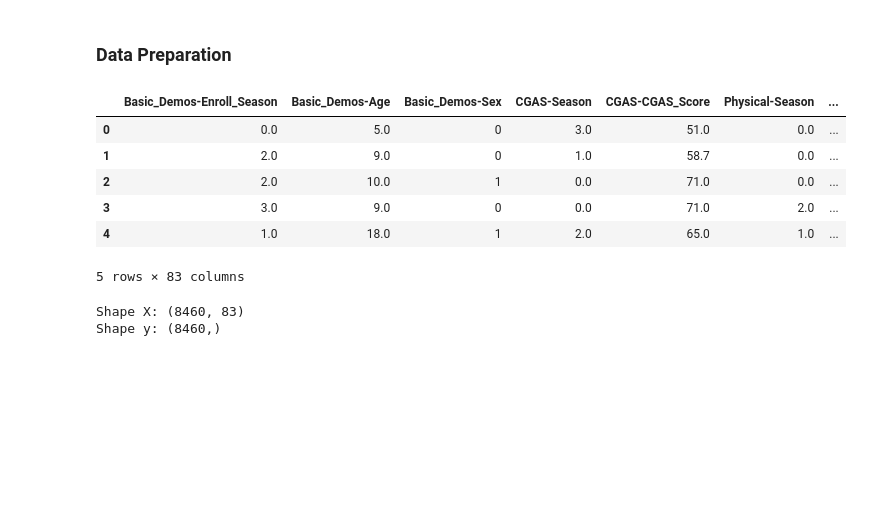
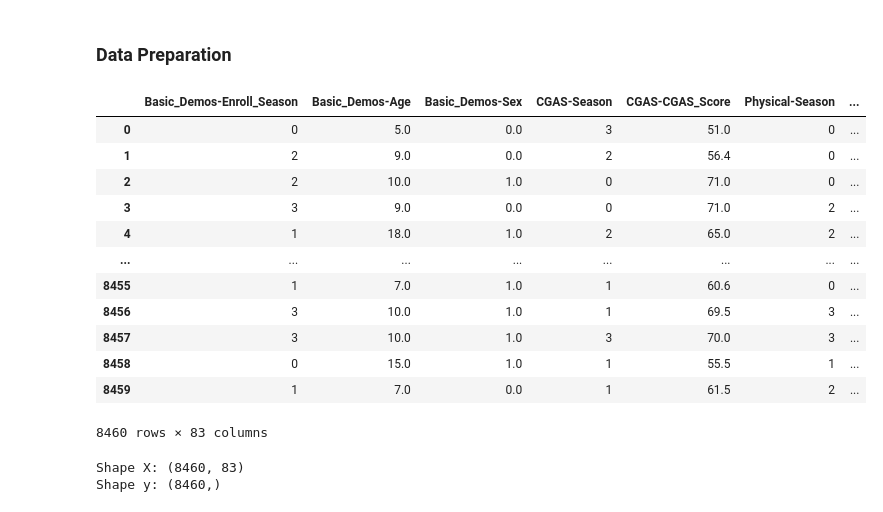
Before and after one commit to kilomo12/Data_Mining_project2, a Jupyter notebook: Logistic regression.ipynb, the cells around one changed output. Cells and saved outputs as stored; diff of their text form; code cells hidden in the pictures; blank space fills up the shorter version.

```diff
--- a/Logistic regression.ipynb
+++ b/Logistic regression.ipynb
@@ -54,17 +54,5 @@ from sklearn.metrics import (
 from collections import Counter
 from collections import defaultdict
 # %%
-df_original = pd.read_csv("cmi_internet_copie.csv")
-df = pd.read_csv("cmi_internet_WT_outlier_New_features.csv")
-X = df.values
-y = np.array(df_original.loc[df.index, 'sii'])
-
-df.head()
+df_original = pd.read_csv("cmi_internet_WT_outlier_New_features.csv")
+df = df_original.copy()
-# %% [output]
-|  | Basic_Demos-Enroll_Season | Basic_Demos-Age | Basic_Demos-Sex | CGAS-Season | CGAS-CGAS_Score | Physical-Season | ... |
-| 0 | 0.0 | 5.0 | 0 | 3.0 | 51.0 | 0.0 | ... |
-| 1 | 2.0 | 9.0 | 0 | 1.0 | 58.7 | 0.0 | ... |
-| 2 | 2.0 | 10.0 | 1 | 0.0 | 71.0 | 0.0 | ... |
-| 3 | 3.0 | 9.0 | 0 | 0.0 | 71.0 | 2.0 | ... |
-| 4 | 1.0 | 18.0 | 1 | 2.0 | 65.0 | 1.0 | ... |
-5 rows × 83 columns
@@ -70,0 +85,16 @@ df.head()
+# %%
+df
+# %% [output]
+|  | Basic_Demos-Enroll_Season | Basic_Demos-Age | Basic_Demos-Sex | CGAS-Season | CGAS-CGAS_Score | Physical-Season | ... |
+| 0 | 0 | 5.0 | 0.0 | 3 | 51.0 | 0 | ... |
+| 1 | 2 | 9.0 | 0.0 | 2 | 56.4 | 0 | ... |
+| 2 | 2 | 10.0 | 1.0 | 0 | 71.0 | 0 | ... |
+| 3 | 3 | 9.0 | 0.0 | 0 | 71.0 | 2 | ... |
+| 4 | 1 | 18.0 | 1.0 | 2 | 65.0 | 2 | ... |
+| ... | ... | ... | ... | ... | ... | ... | ... |
+| 8455 | 1 | 7.0 | 1.0 | 1 | 60.6 | 0 | ... |
+| 8456 | 3 | 10.0 | 1.0 | 1 | 69.5 | 3 | ... |
+| 8457 | 3 | 10.0 | 1.0 | 3 | 70.0 | 3 | ... |
+| 8458 | 0 | 15.0 | 1.0 | 1 | 55.5 | 1 | ... |
+| 8459 | 1 | 7.0 | 0.0 | 1 | 61.5 | 2 | ... |
+8460 rows × 83 columns
```
Also changed, not shown: parts of 5 cells of this notebook, 20 other files.
